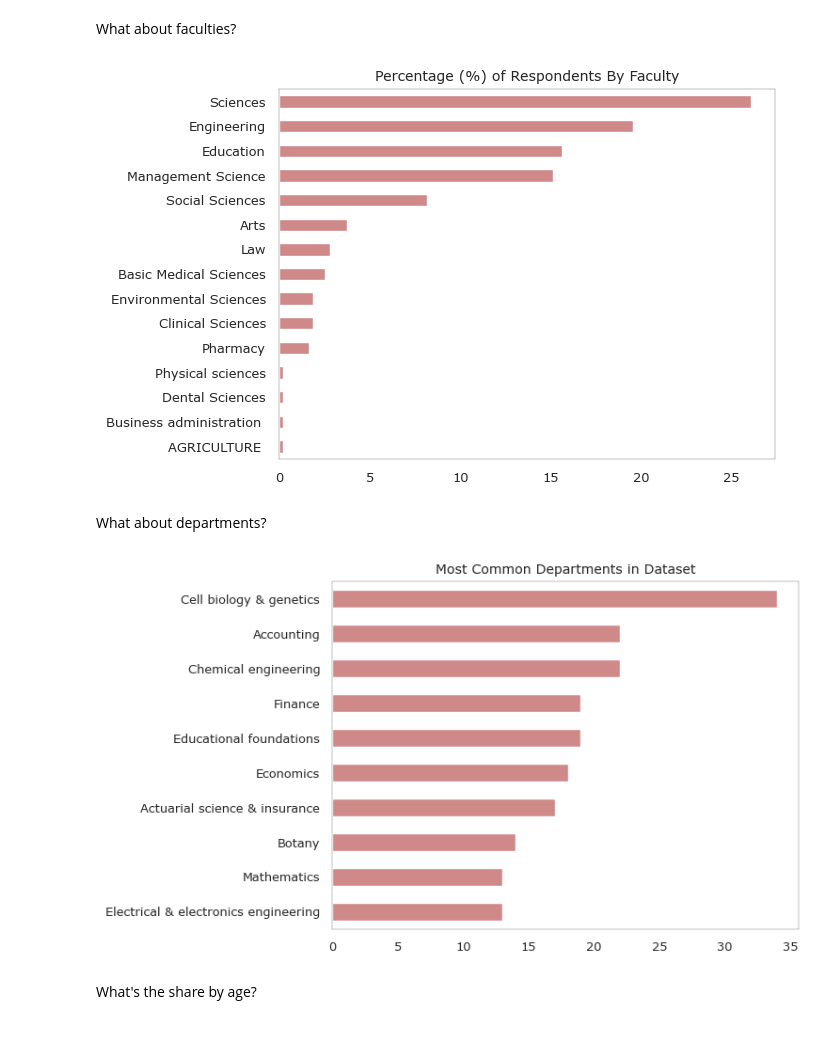
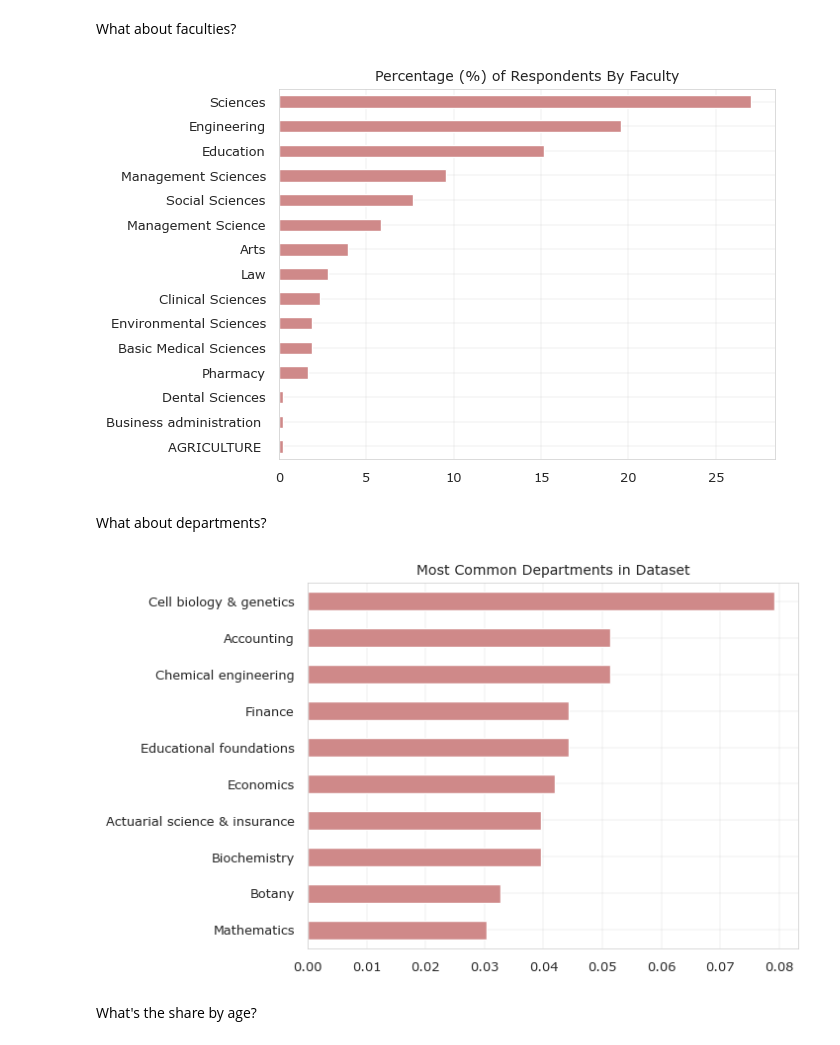
Before and after one commit to socratesjnr/asuu-strike-project, a Jupyter notebook: project-analysis/analysis/data_exploration.ipynb, the cells around one changed output. Drawn from its saved outputs; the diff is of its cells as text; code cells hidden in the pictures.

```diff
--- a/project-analysis/analysis/data_exploration.ipynb
+++ b/project-analysis/analysis/data_exploration.ipynb
@@ -38,23 +54,24 @@ FONT = "Verdana"
 
 # Set Seaborn style and color palette
 sns.set(
-    style="white",
+    style="whitegrid",
     palette=PALETTE,
-    context='notebook',
+    context="notebook",
     font=FONT,
     font_scale=0.85,
-    color_codes=True
-    )
+    color_codes=True,
+)
 
 # Set Matplotlib font
-mpl.rcParams['font.family'] = FONT
+mpl.rcParams["font.family"] = FONT
 
 # Set the desired axes border linewidth
-mpl.rcParams['axes.linewidth'] = 0.2
+mpl.rcParams["axes.linewidth"] = 0.5
+mpl.rcParams["grid.linewidth"] = 0.2
 
 # Example Seaborn plot
 iris_data = sns.load_dataset("iris")
-sns.scatterplot(data=iris_data, x="sepal_length", y="sepal_width", hue="species");
+sns.scatterplot(data=iris_data, x="sepal_length", y="sepal_width", hue="species")
 # %% [output]
 [figure]
 # %% [markdown]
@@ -110,12 +138,2 @@ df_invalid_cgpa.shape, df_valid_cgpa.shape
 # %% [markdown]
 Convert categories
-# %%
-# convert some columns to category
-categorical_columns = [
-    "school", "level", "gender", "relationship", "faculty", "department", "work","prep_before", "prep_after", "lecture", "academic_act",
-    ]
-
-list_of_datasets = [df, df_invalid_cgpa, df_valid_cgpa]
-
-for data in list_of_datasets:
-    df[categorical_columns] = df[categorical_columns].astype('category')
@@ -286,25 +303,25 @@ prop_by_level.plot(kind="barh",
 # %% [markdown]
 What about faculties?
 # %%
-prop_by_faculty = df["faculty"].value_counts(normalize=True).sort_values()*100
+prop_by_faculty = df["faculty"].value_counts(normalize=True).sort_values() * 100
 
 prop_by_faculty.plot(
     kind="barh",
     title="Percentage (%) of Respondents By Faculty",
-    );
+)
 # %% [output]
-[figure, old version]
+[figure, new version]
 # %% [markdown]
 What about departments?
 # %%
-prop_by_dept = df["department"].value_counts().sort_values()
+prop_by_dept = df["department"].value_counts(normalize=True).sort_values()
 
 prop_by_dept.tail(10).plot(
     kind="barh",
-    title= "Most Common Departments in Dataset",
-);
+    title="Most Common Departments in Dataset",
+)
 # %% [output]
-[figure, old version]
+[figure, new version]
 # %% [markdown]
 What's the share by age?
 # %%
```
Also changed, not shown: parts of 82 cells of this notebook.
